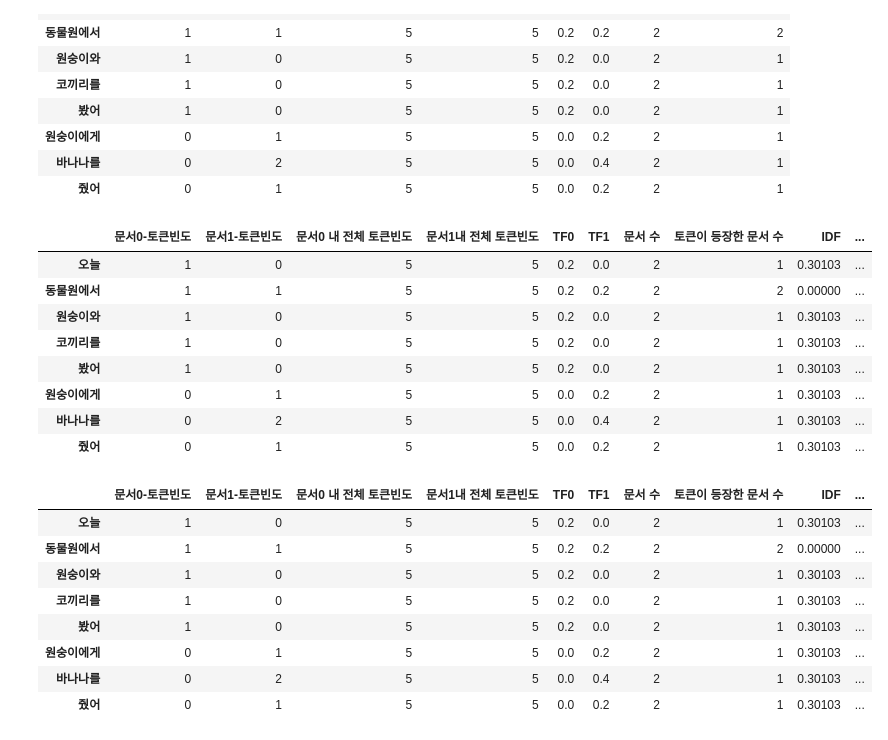
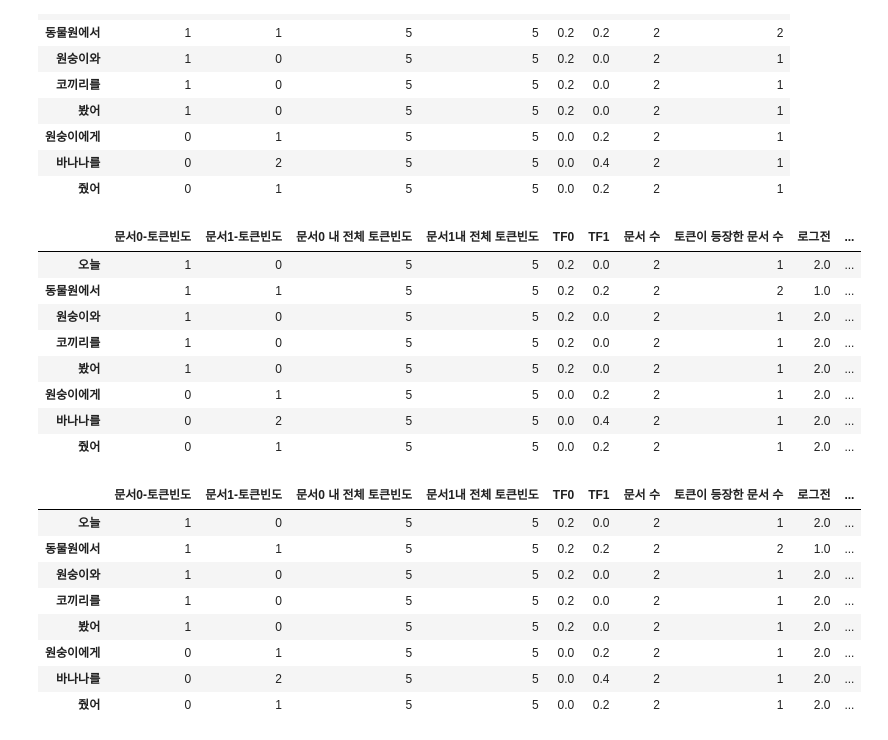
Before and after one commit to insightcampus/202008-youth-bigdata, a Jupyter notebook: aylee/TF-IDF.ipynb, the cells around one changed output. Saved outputs shown, nothing was run; the diff lists cells and outputs as text; code cells hidden in the pictures.

```diff
--- a/aylee/TF-IDF.ipynb
+++ b/aylee/TF-IDF.ipynb
@@ -175,30 +193,30 @@ df1["토큰이 등장한 문서 수"]=num_docs;df1
 | 바나나를 | 0 | 2 | 5 | 5 | 0.0 | 0.4 | 2 | 1 |
 | 줬어 | 0 | 1 | 5 | 5 | 0.0 | 0.2 | 2 | 1 |
 # %%
+df1["로그전"]=df1["문서 수"]/df1["토큰이 등장한 문서 수"]
 df1["IDF"]=np.log10(df1["문서 수"]/df1["토큰이 등장한 문서 수"])
-df1["로그전"]=df1["문서 수"]/df1["토큰이 등장한 문서 수"]
 df1
 # %% [output]
-|  | 문서0-토큰빈도 | 문서1-토큰빈도 | 문서0 내 전체 토큰빈도 | 문서1내 전체 토큰빈도 | TF0 | TF1 | 문서 수 | 토큰이 등장한 문서 수 | IDF | ... |
-| 오늘 | 1 | 0 | 5 | 5 | 0.2 | 0.0 | 2 | 1 | 0.30103 | ... |
-| 동물원에서 | 1 | 1 | 5 | 5 | 0.2 | 0.2 | 2 | 2 | 0.00000 | ... |
-| 원숭이와 | 1 | 0 | 5 | 5 | 0.2 | 0.0 | 2 | 1 | 0.30103 | ... |
-| 코끼리를 | 1 | 0 | 5 | 5 | 0.2 | 0.0 | 2 | 1 | 0.30103 | ... |
-| 봤어 | 1 | 0 | 5 | 5 | 0.2 | 0.0 | 2 | 1 | 0.30103 | ... |
-| 원숭이에게 | 0 | 1 | 5 | 5 | 0.0 | 0.2 | 2 | 1 | 0.30103 | ... |
-| 바나나를 | 0 | 2 | 5 | 5 | 0.0 | 0.4 | 2 | 1 | 0.30103 | ... |
-| 줬어 | 0 | 1 | 5 | 5 | 0.0 | 0.2 | 2 | 1 | 0.30103 | ... |
+|  | 문서0-토큰빈도 | 문서1-토큰빈도 | 문서0 내 전체 토큰빈도 | 문서1내 전체 토큰빈도 | TF0 | TF1 | 문서 수 | 토큰이 등장한 문서 수 | 로그전 | ... |
+| 오늘 | 1 | 0 | 5 | 5 | 0.2 | 0.0 | 2 | 1 | 2.0 | ... |
+| 동물원에서 | 1 | 1 | 5 | 5 | 0.2 | 0.2 | 2 | 2 | 1.0 | ... |
+| 원숭이와 | 1 | 0 | 5 | 5 | 0.2 | 0.0 | 2 | 1 | 2.0 | ... |
+| 코끼리를 | 1 | 0 | 5 | 5 | 0.2 | 0.0 | 2 | 1 | 2.0 | ... |
+| 봤어 | 1 | 0 | 5 | 5 | 0.2 | 0.0 | 2 | 1 | 2.0 | ... |
+| 원숭이에게 | 0 | 1 | 5 | 5 | 0.0 | 0.2 | 2 | 1 | 2.0 | ... |
+| 바나나를 | 0 | 2 | 5 | 5 | 0.0 | 0.4 | 2 | 1 | 2.0 | ... |
+| 줬어 | 0 | 1 | 5 | 5 | 0.0 | 0.2 | 2 | 1 | 2.0 | ... |
 # %%
-df1["TF0TDF"]=(df1["TF0"]*df1["IDF"])
-df1["TF1TDF"]=(df1["TF1"]*df1["IDF"])
+df1["TF0IDF"]=(df1["TF0"]*df1["IDF"])
+df1["TF1IDF"]=(df1["TF1"]*df1["IDF"])
 df1
 # %% [output]
-|  | 문서0-토큰빈도 | 문서1-토큰빈도 | 문서0 내 전체 토큰빈도 | 문서1내 전체 토큰빈도 | TF0 | TF1 | 문서 수 | 토큰이 등장한 문서 수 | IDF | ... |
-| 오늘 | 1 | 0 | 5 | 5 | 0.2 | 0.0 | 2 | 1 | 0.30103 | ... |
-| 동물원에서 | 1 | 1 | 5 | 5 | 0.2 | 0.2 | 2 | 2 | 0.00000 | ... |
-| 원숭이와 | 1 | 0 | 5 | 5 | 0.2 | 0.0 | 2 | 1 | 0.30103 | ... |
-| 코끼리를 | 1 | 0 | 5 | 5 | 0.2 | 0.0 | 2 | 1 | 0.30103 | ... |
-| 봤어 | 1 | 0 | 5 | 5 | 0.2 | 0.0 | 2 | 1 | 0.30103 | ... |
-| 원숭이에게 | 0 | 1 | 5 | 5 | 0.0 | 0.2 | 2 | 1 | 0.30103 | ... |
-| 바나나를 | 0 | 2 | 5 | 5 | 0.0 | 0.4 | 2 | 1 | 0.30103 | ... |
-| 줬어 | 0 | 1 | 5 | 5 | 0.0 | 0.2 | 2 | 1 | 0.30103 | ... |
+|  | 문서0-토큰빈도 | 문서1-토큰빈도 | 문서0 내 전체 토큰빈도 | 문서1내 전체 토큰빈도 | TF0 | TF1 | 문서 수 | 토큰이 등장한 문서 수 | 로그전 | ... |
+| 오늘 | 1 | 0 | 5 | 5 | 0.2 | 0.0 | 2 | 1 | 2.0 | ... |
+| 동물원에서 | 1 | 1 | 5 | 5 | 0.2 | 0.2 | 2 | 2 | 1.0 | ... |
+| 원숭이와 | 1 | 0 | 5 | 5 | 0.2 | 0.0 | 2 | 1 | 2.0 | ... |
+| 코끼리를 | 1 | 0 | 5 | 5 | 0.2 | 0.0 | 2 | 1 | 2.0 | ... |
+| 봤어 | 1 | 0 | 5 | 5 | 0.2 | 0.0 | 2 | 1 | 2.0 | ... |
+| 원숭이에게 | 0 | 1 | 5 | 5 | 0.0 | 0.2 | 2 | 1 | 2.0 | ... |
+| 바나나를 | 0 | 2 | 5 | 5 | 0.0 | 0.4 | 2 | 1 | 2.0 | ... |
+| 줬어 | 0 | 1 | 5 | 5 | 0.0 | 0.2 | 2 | 1 | 2.0 | ... |
```
Also changed, not shown: parts of 5 cells of this notebook.
